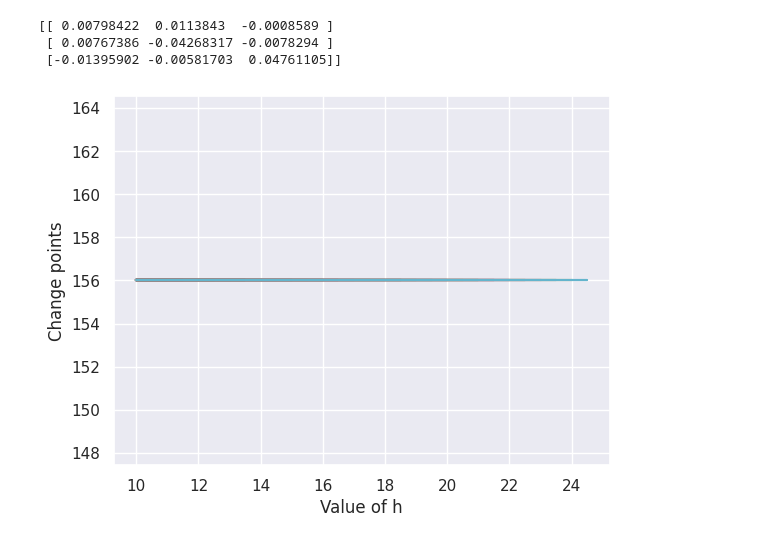
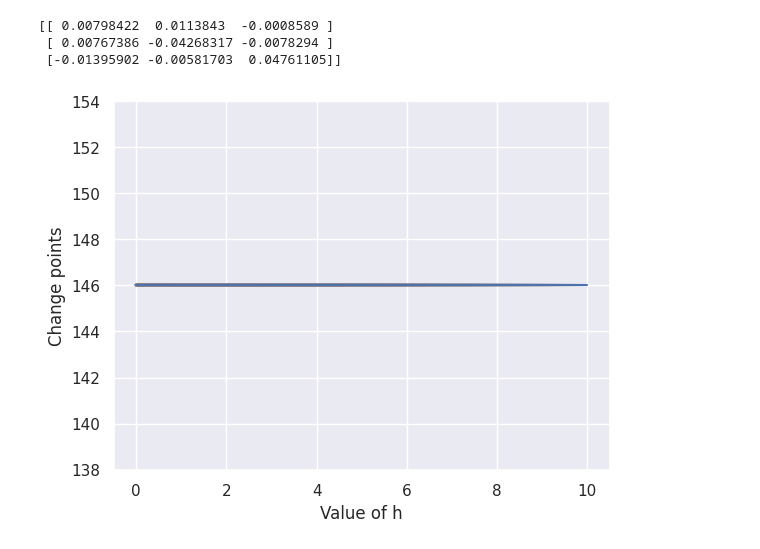
Before and after one commit to CODARcode/MDTrAnal, a Jupyter notebook: KCUSUM.ipynb, the cells around one changed output. Saved outputs shown, nothing was run; the diff lists cells and outputs as text; code cells hidden in the pictures.

Commit message:
Experimental KCUSUM

```diff
--- a/KCUSUM.ipynb
+++ b/KCUSUM.ipynb
@@ -97,29 +441,0 @@ plt.show()
-# %%
-T_kcusum = 0
-
-def KCUSUM(sample_x_0,sample_x_1,sample_y_0,sample_y_1,sample_z_0,sample_z_1,h,delta=0):
-  global T_kcusum
-  Z_n = 0
-  h >= 0
-  delta = 0
-  n = 400
-
-  for i in range(2,n):
-
-    #sample y
-
-    if i%2 == 0:
-      av_n = mmd(sample_x_0,sample_x_1,sample_y_0,sample_y_1).mean() + mmd2(sample_z_0,sample_z_1,sample_y_0,sample_y_1).mean() + mmd3(sample_x_0,sample_x_1,sample_z_0,sample_z_1).mean()
-      v_n = av_n/3
-    else:
-      v_n = 0
-
-    Z_n += v_n
-
-    if Z_n < 0:
-      Z_n = 0
-
-    if Z_n > h:
-      T_kcusum = i
-      break
-  return T_kcusum
@@ -162,7 +459,7 @@ def cp_vs_h(sample_x_0,sample_y_0,sample_z_0,h_start,h_end,step,delta):
     cps = []
     hs = []
     while h_start<h_end:
-        cp = KCUSUM(sample_x_0,sample_x_1,sample_y_0,sample_y_1,sample_z_0,sample_z_1,h=0,delta=0)
+        cp = KCUSUM(sample_x_0,sample_x_1,sample_y_0,sample_y_1,h_start,delta=0)
         hs.append(h_start)
         cps.append(cp)
         h_start += step
@@ -170,7 +467,7 @@ def cp_vs_h(sample_x_0,sample_y_0,sample_z_0,h_start,h_end,step,delta):
         plt.xlabel('Value of h')
         plt.ylabel('Change points')
 # %%
-cp_vs_h(sample_x,sample_y,sample_z_0,10,25,0.5,0.05)
+cp_vs_h(sample_x,sample_y,sample_z_0,0,10,0.1,0.05)
 plt.show()
 # %% [output]
-[figure, old version]
+[figure, new version]
```
Also changed, not shown: parts of 45 cells of this notebook.
